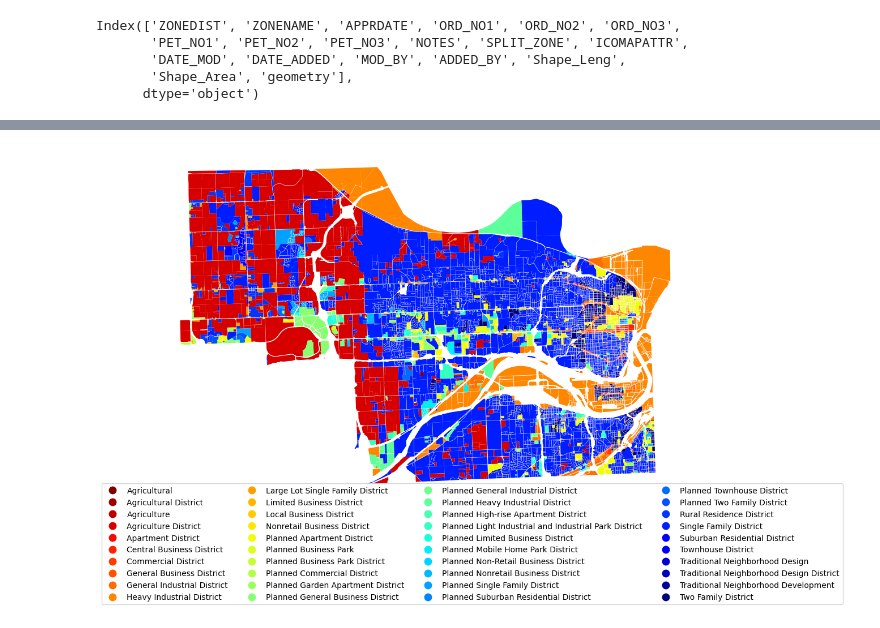
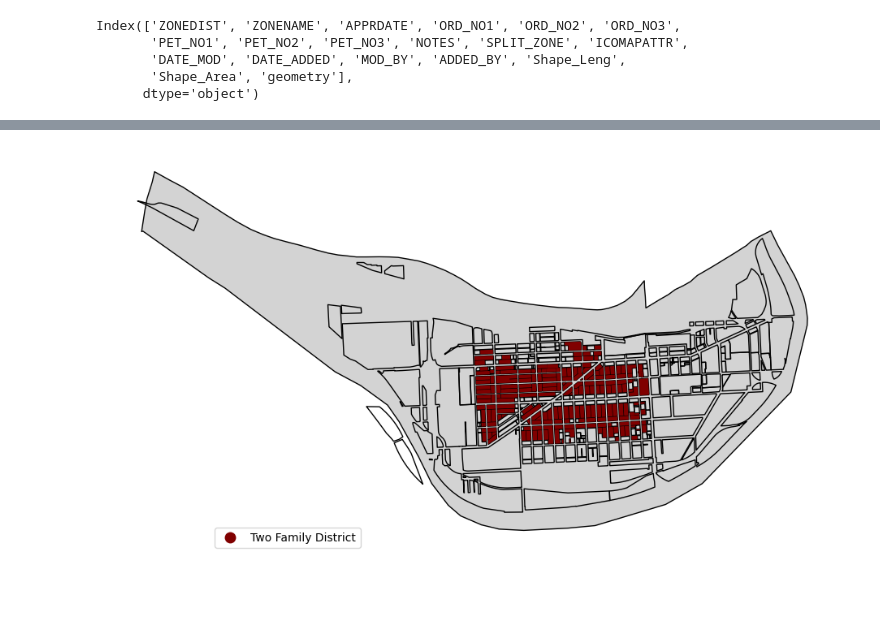
Before and after one commit to ucsusa/2024-kansas-city-analysis, a Jupyter notebook: notebooks/gis_notebooks/kc-zoning.ipynb, the cells around one changed output, grey strips where cells are left out. Saved outputs shown, nothing was run; the diff lists cells and outputs as text; code cells hidden in the pictures; blank space fills up the shorter version.

```diff
--- a/notebooks/gis_notebooks/kc-zoning.ipynb
+++ b/notebooks/gis_notebooks/kc-zoning.ipynb
@@ -12,0 +11,7 @@ kc_zones = gpd.read_file(kc_zones_url)
+# %%
+kck_wards = gpd.read_file("https://maps.wycokck.org/gisdata/shp/ward_prec_py.zip")
+# %%
+armourdale_ward = '06'
+# %%
+armourdale = kck_wards[kck_wards['WARD'] == armourdale_ward]
+armourdale
@@ -13,3 +30,6 @@ kc_zones = gpd.read_file(kc_zones_url)
+# %%
+# kc_zones = gpd.read_file(kc_zones_url, bbox=(2.26e6,287900,2.275e6,294500))
+kc_zones = gpd.read_file(kc_zones_url, mask=armourdale.dissolve("CITY"))
 # %%
 kc_zones.columns
 # %% [output]
@@ -30,7 +50,12 @@ kc_zones.head()
 # %%
-fig, ax = plt.subplots(figsize=(14,8))
-kc_zones.plot(ax=ax, column='ZONENAME',categorical=True, legend=True,
-              legend_kwds=dict(ncols=4, loc=(-0.1,-0.3)), cmap='jet_r')
+fig, ax = plt.subplots(figsize=(10,6))
+kc_zones.plot(ax=ax, ec='k', fc='None')
+kc_zones[kc_zones['ZONENAME'].isin(['Single Family District','Two Family District'])].plot(ax=ax, column='ZONENAME',categorical=True, legend=True,
+              legend_kwds=dict(ncols=4, loc=(0.15,-0.)), cmap='jet_r')
+armourdale.dissolve("CITY").plot(ax=ax, fc='lightgray', ec='k', zorder=-1)
+# ax.minorticks_on()
+# ax.grid(color='k')
+plt.tight_layout()
 ax.set_axis_off()
 # %% [output]
-[figure, old version]
+[figure, new version]
```
Also changed, not shown: parts of 5 cells of this notebook, 2 other files.
